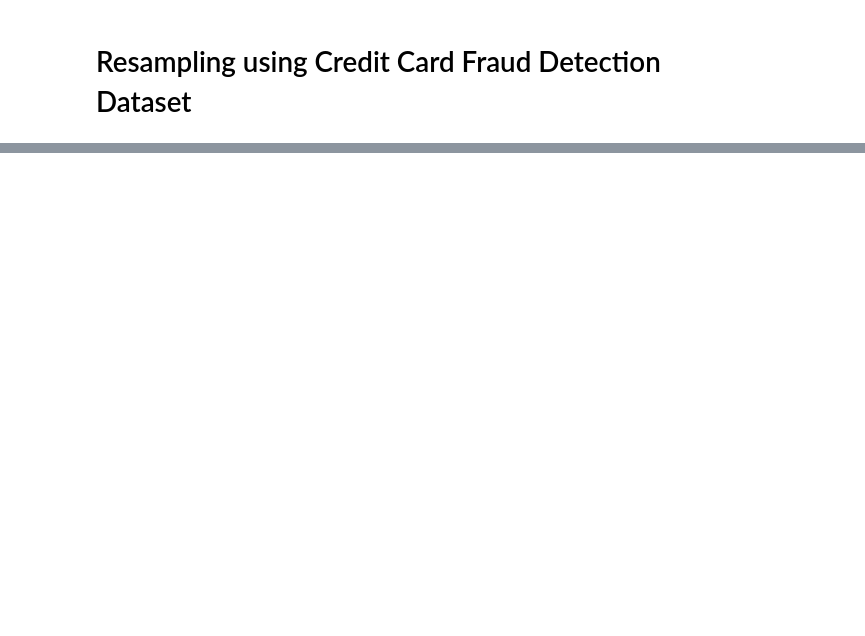
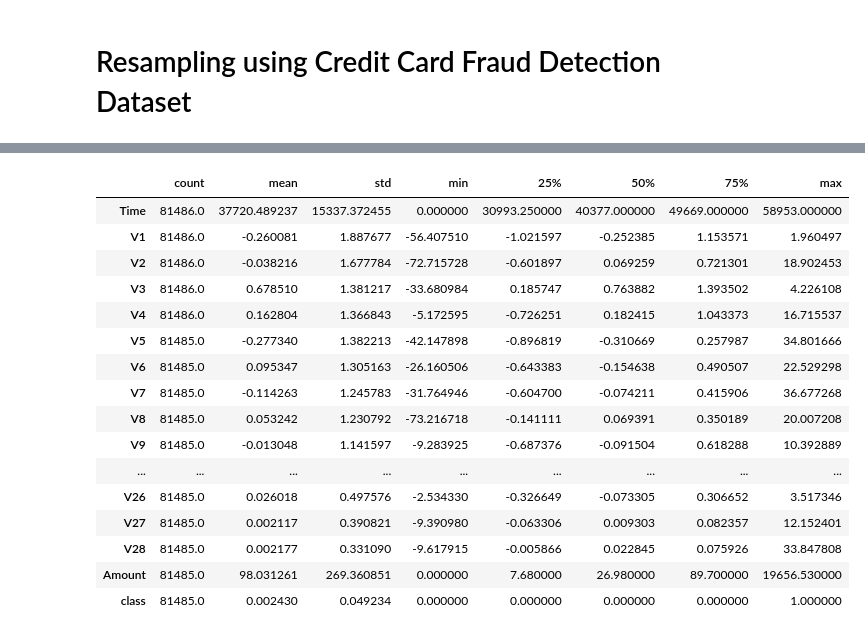
Before and after one commit to samarakoon-ryan/resampling-unbalanced-datasets, a Jupyter notebook: project_notebook.ipynb, the cells around one changed output, grey strips where cells are left out. Saved outputs shown, nothing was run; the diff lists cells and outputs as text; code cells hidden in the pictures; blank space fills up the shorter version.

```diff
--- a/project_notebook.ipynb
+++ b/project_notebook.ipynb
@@ -22,0 +41,21 @@ In this project I will show an example of how resampling can be useful for unbal
+# %%
+# Summary statistics for each feature
+detection.describe().T
+# %% [output]
+|  | count | mean | std | min | 25% | 50% | 75% | max |
+| Time | 81486.0 | 37720.489237 | 15337.372455 | 0.000000 | 30993.250000 | 40377.000000 | 49669.000000 | 58953.000000 |
+| V1 | 81486.0 | -0.260081 | 1.887677 | -56.407510 | -1.021597 | -0.252385 | 1.153571 | 1.960497 |
+| V2 | 81486.0 | -0.038216 | 1.677784 | -72.715728 | -0.601897 | 0.069259 | 0.721301 | 18.902453 |
+| V3 | 81486.0 | 0.678510 | 1.381217 | -33.680984 | 0.185747 | 0.763882 | 1.393502 | 4.226108 |
+| V4 | 81486.0 | 0.162804 | 1.366843 | -5.172595 | -0.726251 | 0.182415 | 1.043373 | 16.715537 |
+| V5 | 81485.0 | -0.277340 | 1.382213 | -42.147898 | -0.896819 | -0.310669 | 0.257987 | 34.801666 |
+| V6 | 81485.0 | 0.095347 | 1.305163 | -26.160506 | -0.643383 | -0.154638 | 0.490507 | 22.529298 |
+| V7 | 81485.0 | -0.114263 | 1.245783 | -31.764946 | -0.604700 | -0.074211 | 0.415906 | 36.677268 |
+| V8 | 81485.0 | 0.053242 | 1.230792 | -73.216718 | -0.141111 | 0.069391 | 0.350189 | 20.007208 |
+| V9 | 81485.0 | -0.013048 | 1.141597 | -9.283925 | -0.687376 | -0.091504 | 0.618288 | 10.392889 |
+| ... | ... | ... | ... | ... | ... | ... | ... | ... |
+| V26 | 81485.0 | 0.026018 | 0.497576 | -2.534330 | -0.326649 | -0.073305 | 0.306652 | 3.517346 |
+| V27 | 81485.0 | 0.002117 | 0.390821 | -9.390980 | -0.063306 | 0.009303 | 0.082357 | 12.152401 |
+| V28 | 81485.0 | 0.002177 | 0.331090 | -9.617915 | -0.005866 | 0.022845 | 0.075926 | 33.847808 |
+| Amount | 81485.0 | 98.031261 | 269.360851 | 0.000000 | 7.680000 | 26.980000 | 89.700000 | 19656.530000 |
+| class | 81485.0 | 0.002430 | 0.049234 | 0.000000 | 0.000000 | 0.000000 | 0.000000 | 1.000000 |
```
Also changed, not shown: parts of 8 cells of this notebook.
